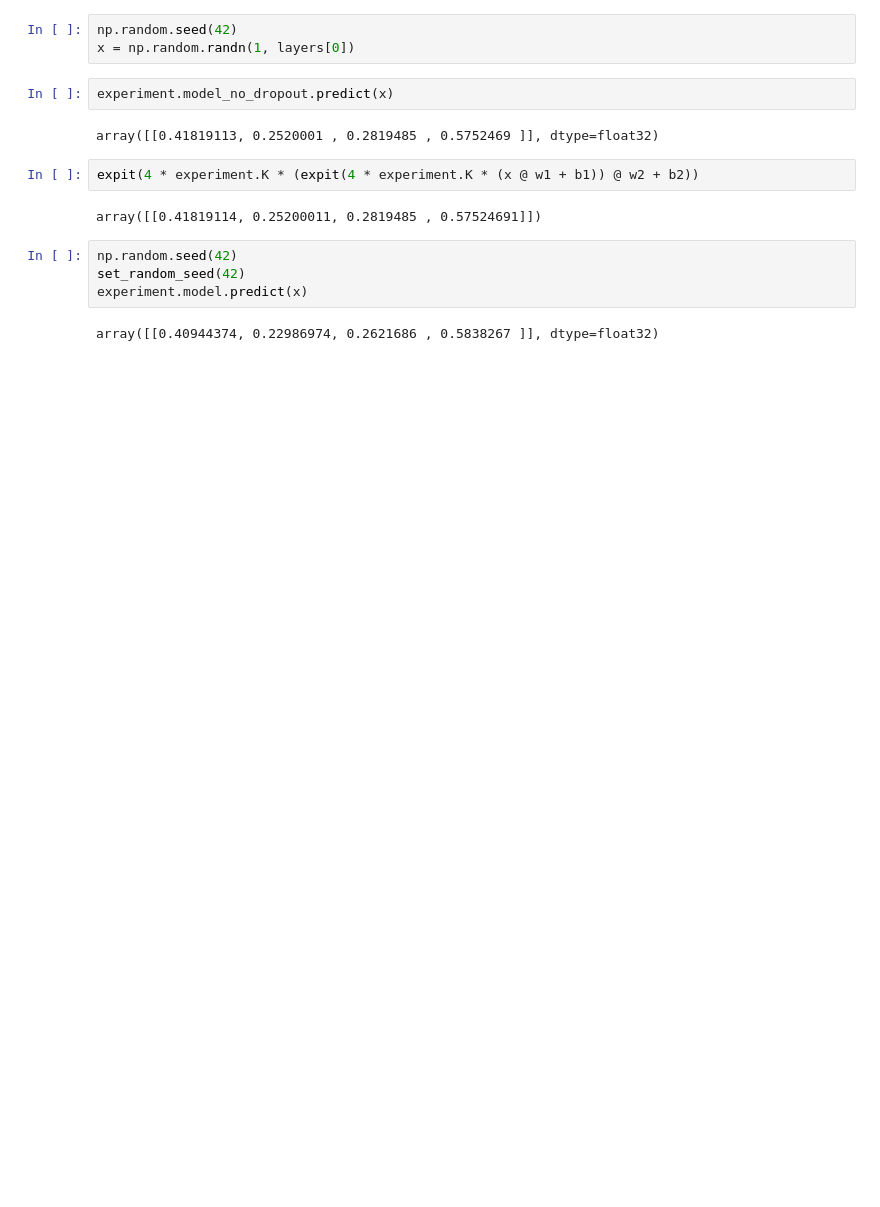
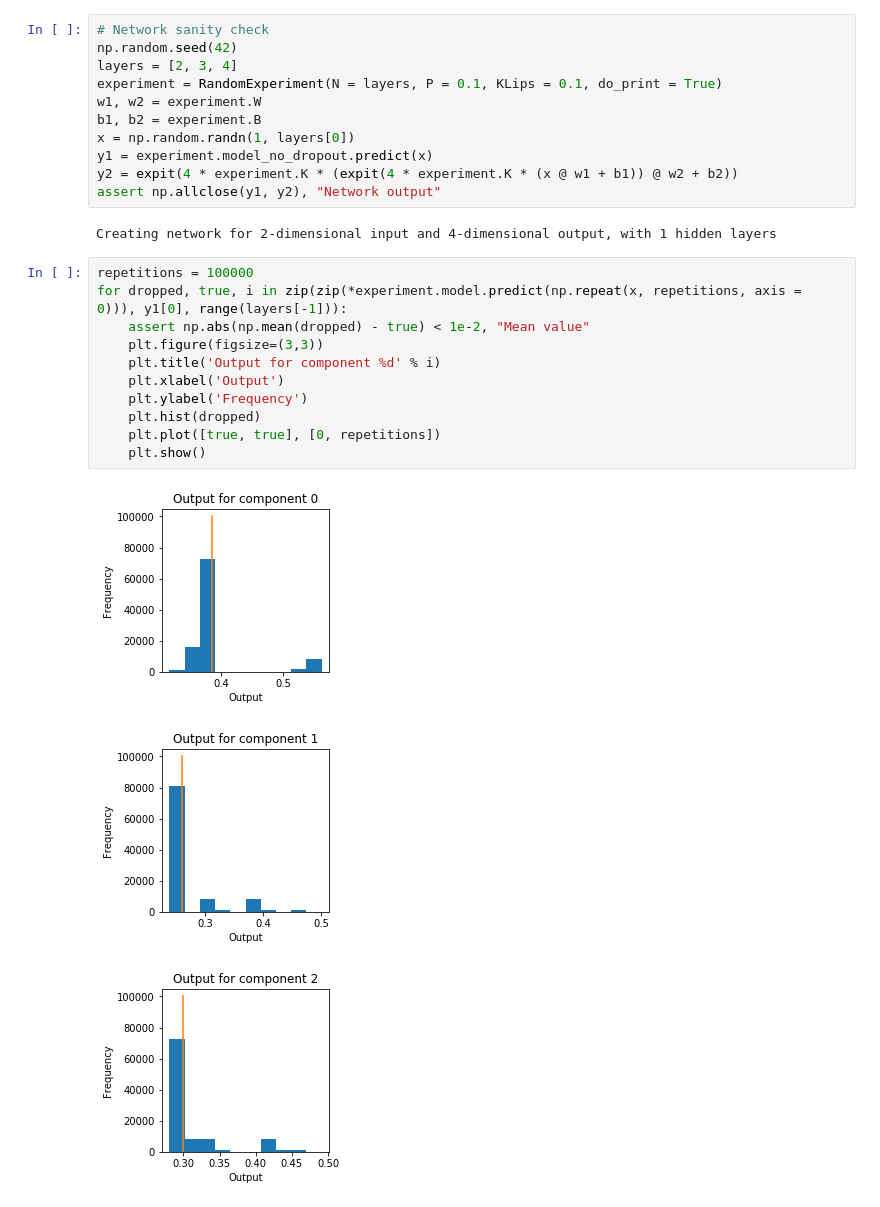
Before and after one commit to LPD-EPFL/nn-fault-tolerance, a Jupyter notebook: RandomNetDebug.ipynb, the cells around one changed output. Drawn from its saved outputs; the diff is of its cells as text; blank space fills up the shorter version.

```diff
--- a/RandomNetDebug.ipynb
+++ b/RandomNetDebug.ipynb
@@ -29,17 +20,28 @@ b2 = experiment.B[1]
-# %%
-np.random.seed(42)
-x = np.random.randn(1, layers[0])
-# %%
-experiment.model_no_dropout.predict(x)
-# %% [output]
-array([[0.41819113, 0.2520001 , 0.2819485 , 0.5752469 ]], dtype=float32)
-# %%
-expit(4 * experiment.K * (expit(4 * experiment.K * (x @ w1 + b1)) @ w2 + b2))
-# %% [output]
-array([[0.41819114, 0.25200011, 0.2819485 , 0.57524691]])
-# %%
-np.random.seed(42)
-set_random_seed(42)
-experiment.model.predict(x)
-# %% [output]
-array([[0.40944374, 0.22986974, 0.2621686 , 0.5838267 ]], dtype=float32)
+# %%
+# Network sanity check
+np.random.seed(42)
+layers = [2, 3, 4]
+experiment = RandomExperiment(N = layers, P = 0.1, KLips = 0.1, do_print = True)
+w1, w2 = experiment.W
+b1, b2 = experiment.B
+x = np.random.randn(1, layers[0])
+y1 = experiment.model_no_dropout.predict(x)
+y2 = expit(4 * experiment.K * (expit(4 * experiment.K * (x @ w1 + b1)) @ w2 + b2))
+assert np.allclose(y1, y2), "Network output"
+# %% [output]
+Creating network for 2-dimensional input and 4-dimensional output, with 1 hidden layers
+# %%
+repetitions = 100000
+for dropped, true, i in zip(zip(*experiment.model.predict(np.repeat(x, repetitions, axis = 0))), y1[0], range(layers[-1])):
+    assert np.abs(np.mean(dropped) - true) < 1e-2, "Mean value"
+    plt.figure(figsize=(3,3))
+    plt.title('Output for component %d' % i)
+    plt.xlabel('Output')
+    plt.ylabel('Frequency')
+    plt.hist(dropped)
+    plt.plot([true, true], [0, repetitions])
+    plt.show()
+# %% [output]
+[figure, added]
+[figure, added]
+[figure, added]
```
Also changed, not shown: parts of 9 cells of this notebook.
